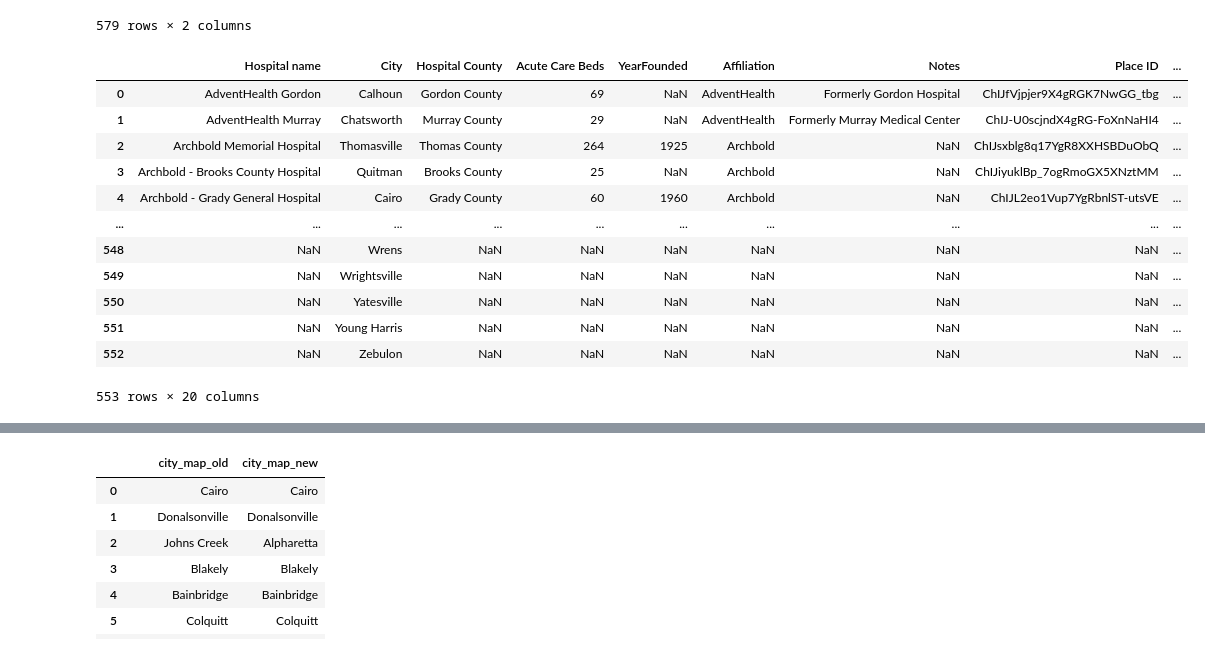
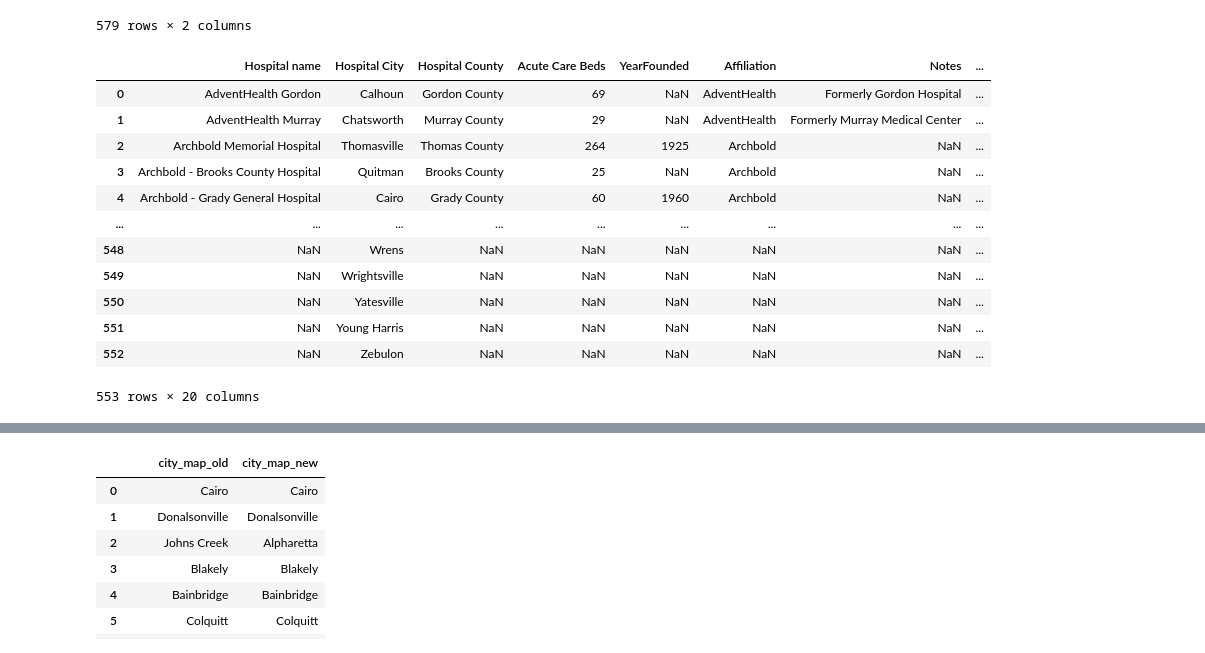
Before and after one commit to jtilenis/Data_Scavengers, a Jupyter notebook: hospital_api.ipynb, the cells around one changed output, grey strips where cells are left out. Drawn from its saved outputs; the diff is of its cells as text; code cells hidden in the pictures.

```diff
--- a/hospital_api.ipynb
+++ b/hospital_api.ipynb
@@ -409,27 +409,27 @@ census_data
 # %%
 #merging hospital and census data
 city_merge = pd.merge(hospital, census_data, how = 'outer', on = 'City')
 
 
 
-city_merge = city_merge.rename(columns={"County_x" : "Hospital County", "Latitude_x" : "Hospital Latitude", "ZIP" : "City Zip Code", "Zip Code" : "Hospital Zip Code", "Latitude_y" : "City Latiude", "Longitude" : "City Longitude", "County_y" : "City County"})
+city_merge = city_merge.rename(columns={"City": "Hospital City","Longtitude" : "Hospital Longitude", "County_x" : "Hospital County", "Latitude_x" : "Hospital Latitude", "ZIP" : "City Zip Code", "Zip Code" : "Hospital Zip Code", "Latitude_y" : "City Latiude", "Longitude" : "City Longitude", "County_y" : "City County"})
 
 
 
 city_merge
 # %% [output]
-|  | Hospital name | City | Hospital County | Acute Care Beds | YearFounded | Affiliation | Notes | Place ID | ... |
-| 0 | AdventHealth Gordon | Calhoun | Gordon County | 69 | NaN | AdventHealth | Formerly Gordon Hospital | ChIJfVjpjer9X4gRGK7NwGG_tbg | ... |
-| 1 | AdventHealth Murray | Chatsworth | Murray County | 29 | NaN | AdventHealth | Formerly Murray Medical Center | ChIJ-U0scjndX4gRG-FoXnNaHI4 | ... |
-| 2 | Archbold Memorial Hospital | Thomasville | Thomas County | 264 | 1925 | Archbold | NaN | ChIJsxblg8q17YgR8XXHSBDuObQ | ... |
-| 3 | Archbold - Brooks County Hospital | Quitman | Brooks County | 25 | NaN | Archbold | NaN | ChIJiyuklBp_7ogRmoGX5XNztMM | ... |
-| 4 | Archbold - Grady General Hospital | Cairo | Grady County | 60 | 1960 | Archbold | NaN | ChIJL2eo1Vup7YgRbnlST-utsVE | ... |
-| ... | ... | ... | ... | ... | ... | ... | ... | ... | ... |
-| 548 | NaN | Wrens | NaN | NaN | NaN | NaN | NaN | NaN | ... |
-| 549 | NaN | Wrightsville | NaN | NaN | NaN | NaN | NaN | NaN | ... |
-| 550 | NaN | Yatesville | NaN | NaN | NaN | NaN | NaN | NaN | ... |
-| 551 | NaN | Young Harris | NaN | NaN | NaN | NaN | NaN | NaN | ... |
-| 552 | NaN | Zebulon | NaN | NaN | NaN | NaN | NaN | NaN | ... |
+|  | Hospital name | Hospital City | Hospital County | Acute Care Beds | YearFounded | Affiliation | Notes | ... |
+| 0 | AdventHealth Gordon | Calhoun | Gordon County | 69 | NaN | AdventHealth | Formerly Gordon Hospital | ... |
+| 1 | AdventHealth Murray | Chatsworth | Murray County | 29 | NaN | AdventHealth | Formerly Murray Medical Center | ... |
+| 2 | Archbold Memorial Hospital | Thomasville | Thomas County | 264 | 1925 | Archbold | NaN | ... |
+| 3 | Archbold - Brooks County Hospital | Quitman | Brooks County | 25 | NaN | Archbold | NaN | ... |
+| 4 | Archbold - Grady General Hospital | Cairo | Grady County | 60 | 1960 | Archbold | NaN | ... |
+| ... | ... | ... | ... | ... | ... | ... | ... | ... |
+| 548 | NaN | Wrens | NaN | NaN | NaN | NaN | NaN | ... |
+| 549 | NaN | Wrightsville | NaN | NaN | NaN | NaN | NaN | ... |
+| 550 | NaN | Yatesville | NaN | NaN | NaN | NaN | NaN | ... |
+| 551 | NaN | Young Harris | NaN | NaN | NaN | NaN | NaN | ... |
+| 552 | NaN | Zebulon | NaN | NaN | NaN | NaN | NaN | ... |
 553 rows × 20 columns
 # %%
 #extracting hospitals that did not have corresponding census data
```
Also changed, not shown: parts of 9 cells of this notebook, 1 other file.
